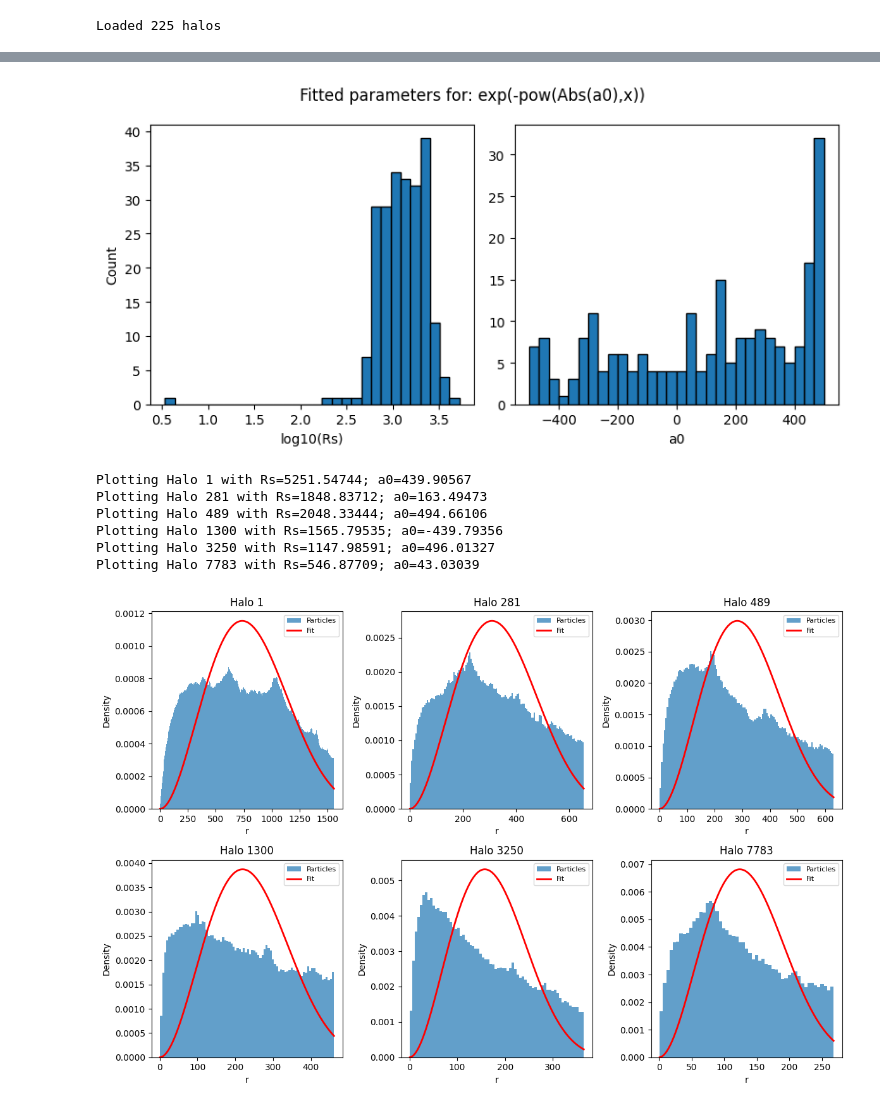
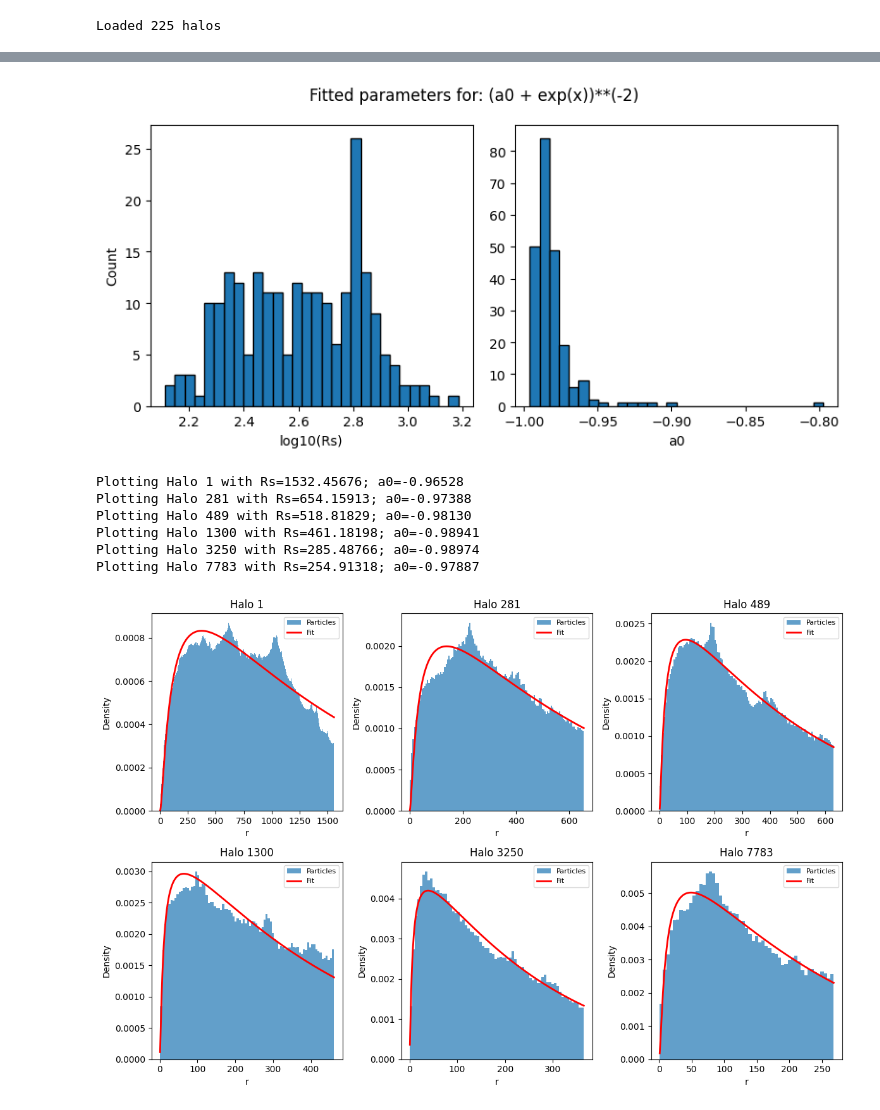
Before and after one commit to Richard-Sti/CDMProfile, a Jupyter notebook: notebooks/examples/fit_single.ipynb, the cells around one changed output, grey strips where cells are left out. Saved outputs shown, nothing was run; the diff lists cells and outputs as text; code cells hidden in the pictures.

```diff
--- a/notebooks/examples/fit_single.ipynb
+++ b/notebooks/examples/fit_single.ipynb
@@ -19,9 +16,13 @@ print(f"Loaded {halos.n_halos} halos")
 Loaded 225 halos
 # %%
 # Bin all halos (each halo gets its own rmin/rmax)
-binned = halos.bin(nbin=100)
+# n_sample: downsample each halo to this many particles (None = no downsampling)
+n_sample = 10_000
+binned = halos.bin(nbin=100, n_sample=n_sample, seed=42)
 print(f"Binned data shape: {binned['bin_counts'].shape}")
 print(f"bin_positions shape: {binned['bin_positions'].shape} (per halo)")
+if n_sample is not None:
+    print(f"Downsampled to {n_sample} particles per halo")
 # %% [output]
 Binned data shape: (225, 100)
 bin_positions shape: (225, 100) (per halo)
@@ -28,7 +30,8 @@ bin_positions shape: (225, 100) (per halo)
 # %%
 # Compile a fitter for a density profile
-# expr = "1 / (x * (1 + x)**2)"
-expr = "exp(-pow(Abs(a0),x))"
+# expr = "1 / (x * (1 + x)**3)"
+expr = "(a0 + exp(x))**(-2)"
+# expr = "1/(x * Abs(a1))**(x**2)"
 
 fitter = cdmprof.compile_fitter(expr)
 print(f"Expression: {expr}")
@@ -44,6 +47,9 @@ Number of parameters: 2 (Rs + 1 free)
 Generated numpy function with signature: rho_func(r, Rs, a0)
 # %%
 # Fit all halos with multiple restarts and early stopping
+optimizer = "neldermead"  # Options: "neldermead", "bobyqa", "sbplx"
+print(f"Using optimizer: {optimizer}")
+
 results = []
 for i in tqdm(range(halos.n_halos), desc="Fitting"):
     result = fitter.fit_with_restarts(
@@ -51,14 +57,16 @@ for i in tqdm(range(halos.n_halos), desc="Fitting"):
         binned['bin_positions'][i],
         binned['rmin'][i],
         binned['rmax'][i],
-        max_restarts=100,
-        nconv_required=5,
+        max_restarts=200,
+        nconv_required=20,
         conv_rtol=1e-3,
+        Rs_upper_factor=1,
         # conv_atol=0.5,
         # maxeval=2000,
-        # a_lower=-500,
-        # a_upper=500,
-        seed=42 + i,
+        a_lower=-500,
+        a_upper=500,
+        optimizer=optimizer,
+        # seed=42 + i,
     )
     result['halo_id'] = binned['halo_ids'][i]
     results.append(result)
@@ -70,6 +79,7 @@ Fitted 225 halos
 # Summary statistics
 # Filter out failed fits (params is None)
 valid_results = [r for r in results if r['params'] is not None]
+valid_indices = [i for i, r in enumerate(results) if r['params'] is not None]
 print(f"Valid fits: {len(valid_results)}/{len(results)}")
 
 if len(valid_results) > 0:
@@ -80,10 +90,15 @@ if len(valid_results) > 0:
     neval = np.array([r['neval'] for r in valid_results])
     nrestart_used = np.array([r['nrestart_used'] for r in valid_results])
     nconv = np.array([r['nconv'] for r in valid_results])
+    npart = binned['npart'][valid_indices]
+
+    # Average loss: (loss / npart) averaged over halos
+    avg_loss = np.mean(losses / npart)
 
     print(f"Converged: {converged.sum()}/{len(converged)}")
     print(f"Confirmed (converged to same min >= 5 times): {confirmed.sum()}/{len(confirmed)}")
     print(f"Loss: min={losses.min():.2f}, median={np.median(losses):.2f}, max={losses.max():.2f}")
+    print(f"Average loss per particle: {avg_loss:.4f}")
     print(f"Total evals per halo: mean={neval.mean():.0f}, max={neval.max()}")
     print(f"Restarts used: mean={nrestart_used.mean():.1f}, max={nrestart_used.max()}")
 
@@ -123,7 +139,7 @@ plt.suptitle(f"Fitted parameters for: {expr}")
 plt.tight_layout()
 plt.show()
 # %% [output]
-[figure, old version]
+[figure, new version]
 # %%
 # Plot a few example fits with raw particle histograms
 fig, axes = plt.subplots(2, 3, figsize=(12, 8))
@@ -142,38 +158,43 @@ for i, ax in enumerate(axes):
 
     # Fitted model parameters
     positions = binned['bin_positions'][idx]
     fit_params = res['params']  # [Rs, a0, a1, ...]
 
     # Print parameters
     param_str = f"Rs={fit_params[0]:.5f}"
     for j in range(fitter.nfree):
         param_str += f"; a{j}={fit_params[j+1]:.5f}"
     print(f"Plotting Halo {halo_id} with {param_str}")
 
     # Evaluate fitted profile using auto-generated numpy function
-    r = np.linspace(radii.min(), radii.max(), 1000)
+    # r = np.linspace(radii.min(), radii.max(), 512)
+    r = np.logspace(np.log10(radii.min()), np.log10(radii.max()), 512)
     rho_fit = rho_func(r, *fit_params)
 
     # Plot histogram of raw radii
     ax.hist(radii, bins="auto", density=True, alpha=0.7, label='Particles')
 
     # Overlay fitted density (scaled)
     rho_scaled = rho_fit * r**2
     rho_scaled = rho_scaled / np.trapezoid(rho_scaled, r)
     ax.plot(r, rho_scaled, 'r-', lw=2, label='Fit')
 
+    # ax.set_yscale('log')
     ax.set_xlabel('r')
     ax.set_ylabel('Density')
     ax.set_title(f"Halo {halo_id}")
     ax.legend(fontsize=8)
 
+    # if i == 1:
+    #     # break
+
 plt.tight_layout()
 plt.show()
 # %% [output]
-Plotting Halo 1 with Rs=5251.54744; a0=439.90567
-Plotting Halo 281 with Rs=1848.83712; a0=163.49473
-Plotting Halo 489 with Rs=2048.33444; a0=494.66106
-Plotting Halo 1300 with Rs=1565.79535; a0=-439.79356
-Plotting Halo 3250 with Rs=1147.98591; a0=496.01327
-Plotting Halo 7783 with Rs=546.87709; a0=43.03039
+Plotting Halo 1 with Rs=1532.45676; a0=-0.96528
+Plotting Halo 281 with Rs=654.15913; a0=-0.97388
+Plotting Halo 489 with Rs=518.81829; a0=-0.98130
+Plotting Halo 1300 with Rs=461.18198; a0=-0.98941
+Plotting Halo 3250 with Rs=285.48766; a0=-0.98974
+Plotting Halo 7783 with Rs=254.91318; a0=-0.97887
-[figure, old version]
+[figure, new version]
```
Also changed, not shown: parts of 6 cells of this notebook, 1 other file.
